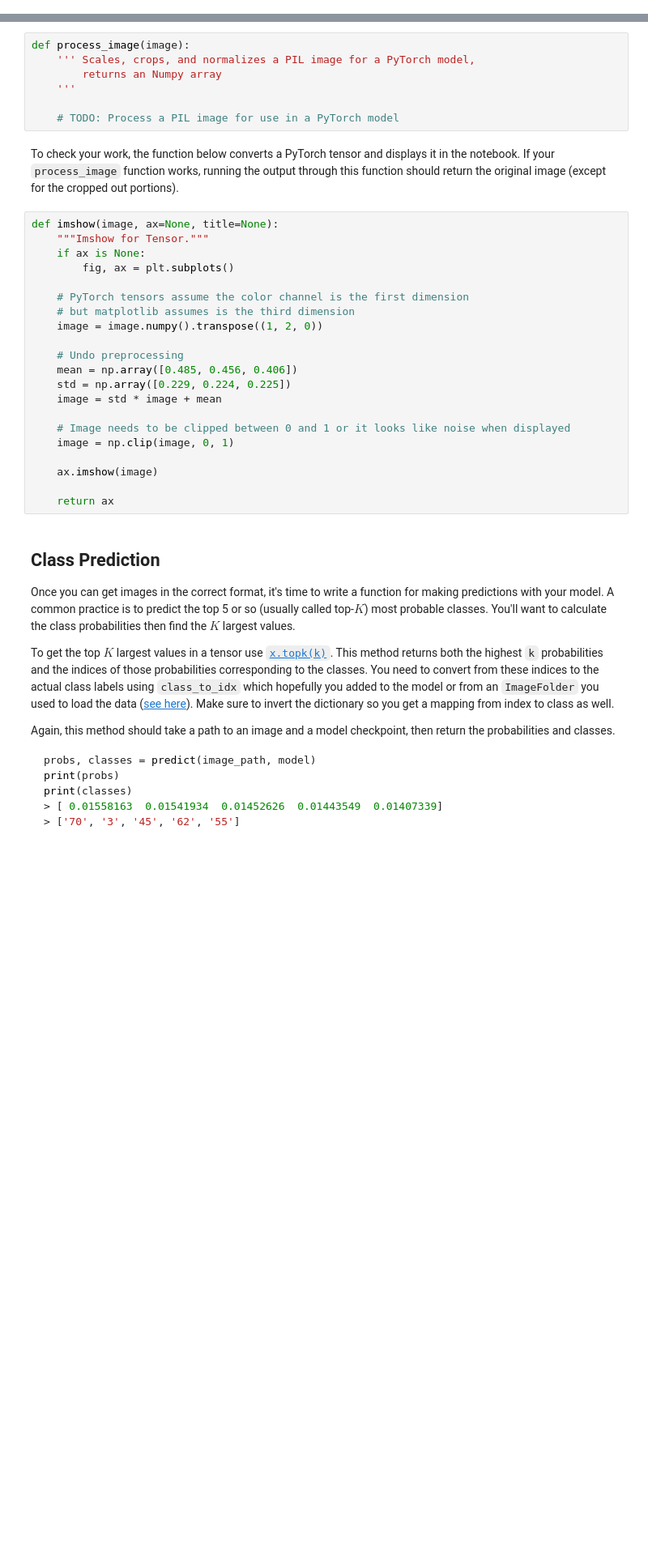
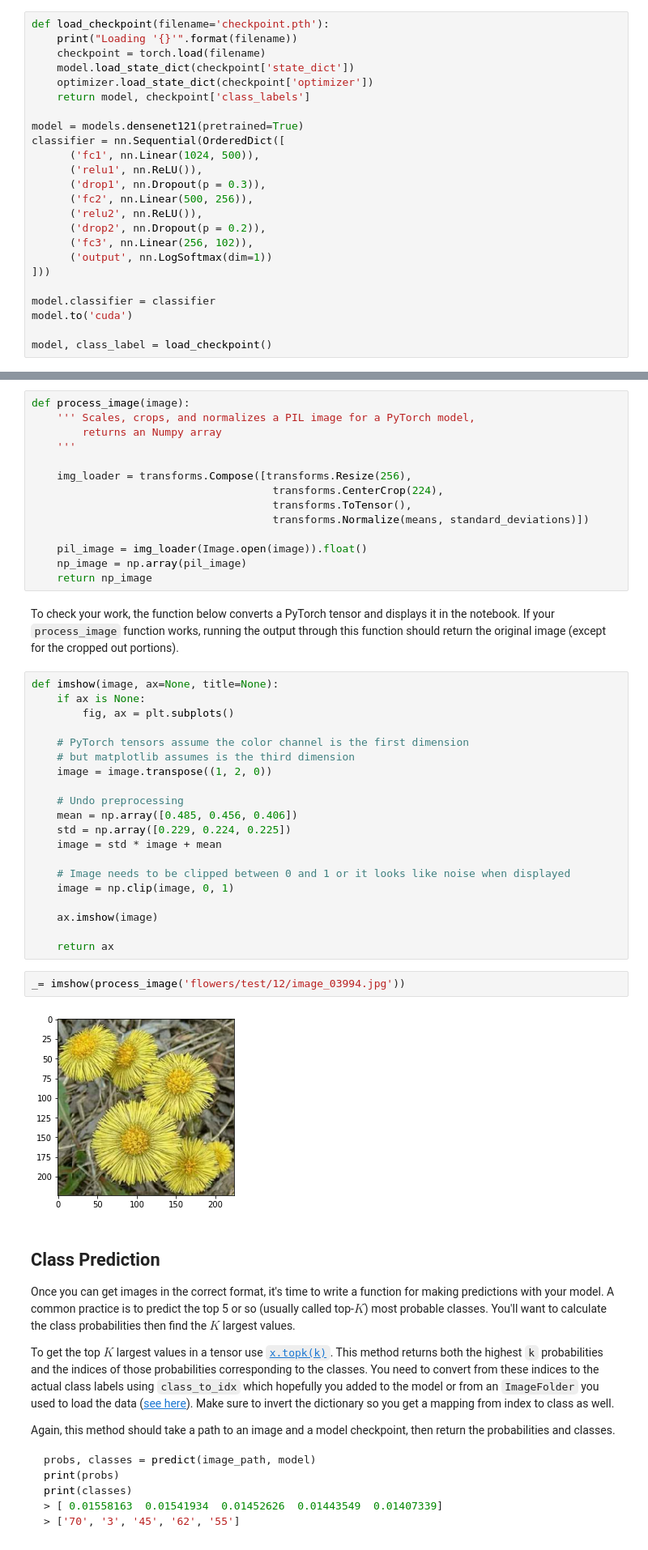
Before and after one commit to phiendp/image-classifier, a Jupyter notebook: Image Classifier Project.ipynb, the cells around one changed output, grey strips where cells are left out. Shown at 81% size. Saved outputs shown, nothing was run; the diff lists cells and outputs as text; blank space fills up the shorter version.

```diff
--- a/Image Classifier Project.ipynb
+++ b/Image Classifier Project.ipynb
@@ -125,0 +238,24 @@ At this point it's good to write a function that can load a checkpoint and rebui
+# %%
+def load_checkpoint(filename='checkpoint.pth'):
+    print("Loading '{}'".format(filename))
+    checkpoint = torch.load(filename)
+    model.load_state_dict(checkpoint['state_dict'])
+    optimizer.load_state_dict(checkpoint['optimizer'])
+    return model, checkpoint['class_labels']
+
+model = models.densenet121(pretrained=True)
+classifier = nn.Sequential(OrderedDict([
+      ('fc1', nn.Linear(1024, 500)),
+      ('relu1', nn.ReLU()),
+      ('drop1', nn.Dropout(p = 0.3)),
+      ('fc2', nn.Linear(500, 256)),
+      ('relu2', nn.ReLU()),
+      ('drop2', nn.Dropout(p = 0.2)),
+      ('fc3', nn.Linear(256, 102)),
+      ('output', nn.LogSoftmax(dim=1))
+]))
+
+model.classifier = classifier
+model.to('cuda')
+
+model, class_label = load_checkpoint()
@@ -155,18 +293,24 @@ def process_image(image):
         returns an Numpy array
     '''
 
-    # TODO: Process a PIL image for use in a PyTorch model
+    img_loader = transforms.Compose([transforms.Resize(256),
+                                      transforms.CenterCrop(224),
+                                      transforms.ToTensor(),
+                                      transforms.Normalize(means, standard_deviations)])
+
+    pil_image = img_loader(Image.open(image)).float()
+    np_image = np.array(pil_image)
+    return np_image
 # %% [markdown]
 To check your work, the function below converts a PyTorch tensor and displays it in the notebook. If your `process_image` function works, running the output through this function should return the original image (except for the cropped out portions).
 # %%
 def imshow(image, ax=None, title=None):
-    """Imshow for Tensor."""
     if ax is None:
         fig, ax = plt.subplots()
 
     # PyTorch tensors assume the color channel is the first dimension
     # but matplotlib assumes is the third dimension
-    image = image.numpy().transpose((1, 2, 0))
+    image = image.transpose((1, 2, 0))
 
     # Undo preprocessing
     mean = np.array([0.485, 0.456, 0.406])
@@ -179,6 +323,10 @@ def imshow(image, ax=None, title=None):
     ax.imshow(image)
 
     return ax
+# %%
+_= imshow(process_image('flowers/test/12/image_03994.jpg'))
+# %% [output]
+[figure, added]
 # %% [markdown]
 ## Class Prediction
 
```
Also changed, not shown: parts of 15 cells of this notebook.
